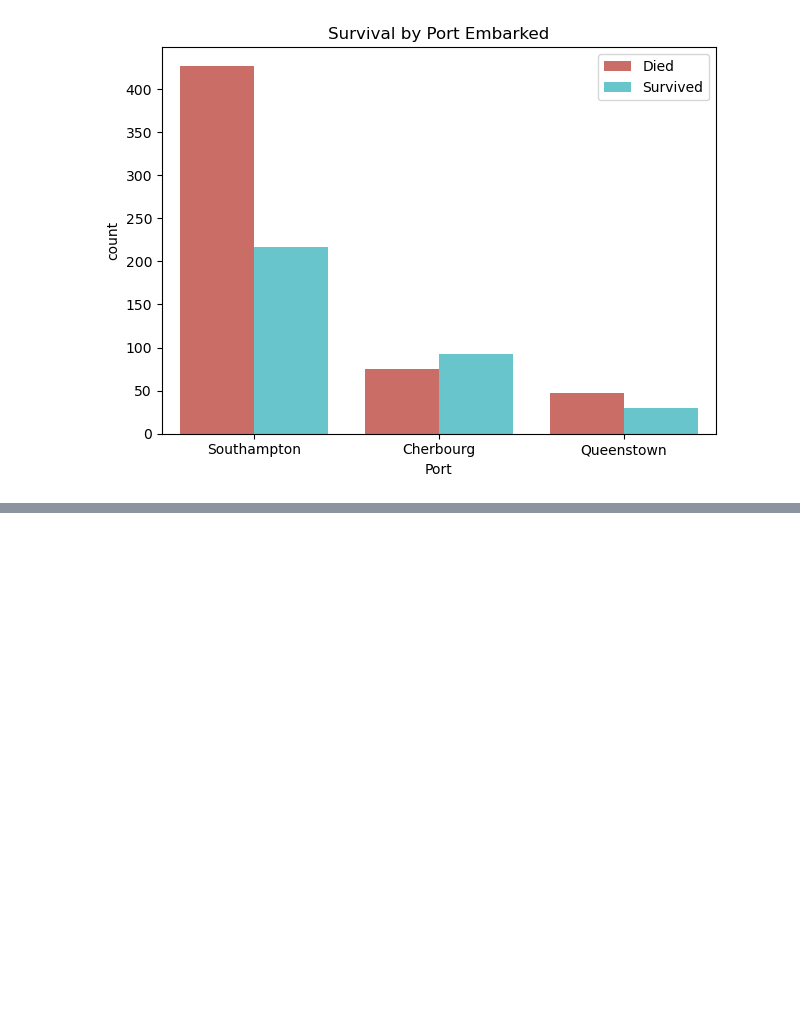
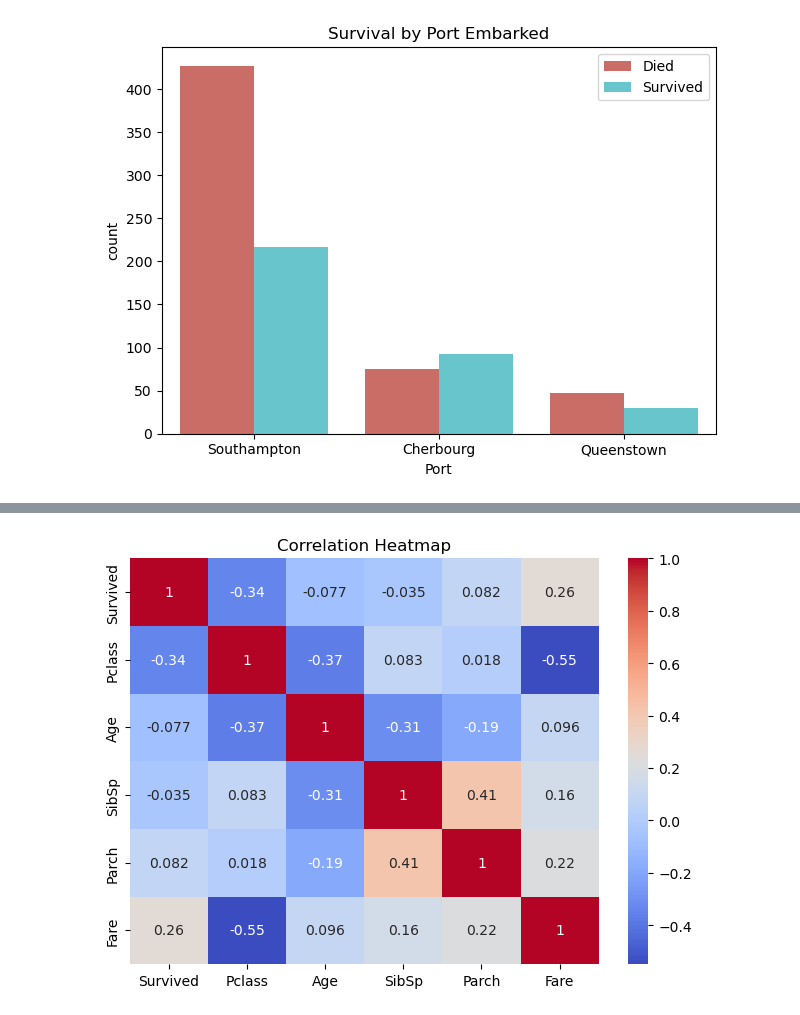
Before and after one commit to DerekHickey6/ml-mini-projects, a Jupyter notebook: titanic-survival/notebooks/eda.ipynb, the cells around one changed output, grey strips where cells are left out. Cells and saved outputs as stored; diff of their text form; code cells hidden in the pictures; blank space fills up the shorter version.

```diff
--- a/titanic-survival/notebooks/eda.ipynb
+++ b/titanic-survival/notebooks/eda.ipynb
@@ -114,0 +131,8 @@ plt.show()
+# %%
+ax = sns.heatmap(data=df.drop('PassengerId', axis=1).corr(numeric_only=True), cmap='coolwarm', annot=True)
+
+plt.title('Correlation Heatmap')
+plt.tight_layout()
+plt.show()
+# %% [output]
+[figure, added]
```
Also changed, not shown: parts of 5 cells of this notebook, 15 other files.
